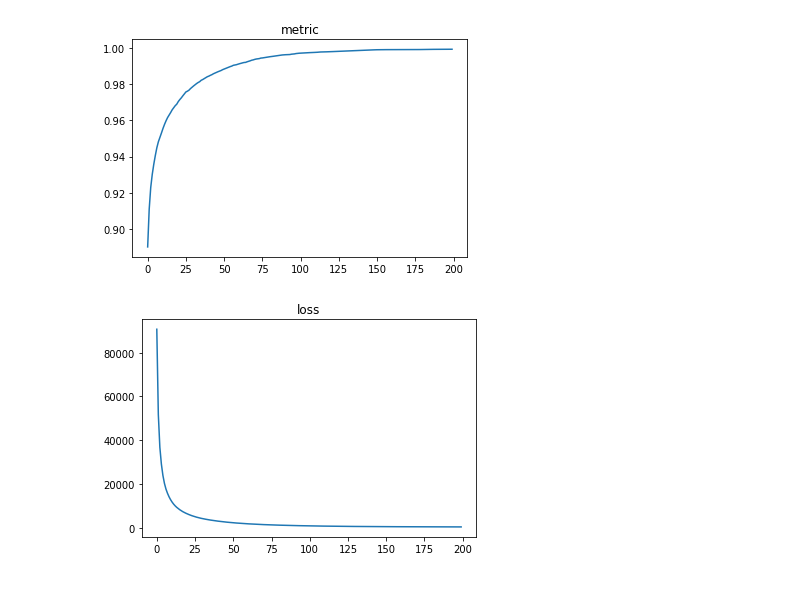
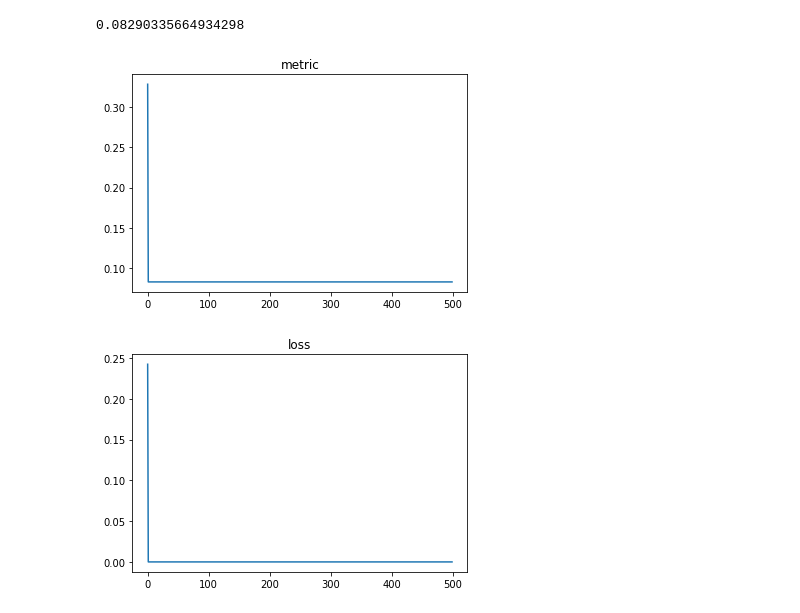
Before and after one commit to peter-pogorelov/spbsu-mlclass, a Jupyter notebook: ml-04.ipynb, the cells around one changed output. Cells and saved outputs as stored; diff of their text form; code cells hidden in the pictures.

```diff
--- a/ml-04.ipynb
+++ b/ml-04.ipynb
@@ -205,6 +301,10 @@ class NeuralNet(object):
         elif self.loss == 'mse':
             self._loss_func = mean_squared_error
 
+    def set_neurons_state(self, state):
+        for layer in self._layers:
+            layer.set_state(state)
+
     def add(self, layer: Dense):
         self._layers.append(layer)
 
@@ -221,26 +321,25 @@ class NeuralNet(object):
         return prev_output
 
     def _backward(self, X, y):
-        for ix_layer in reversed(range(len(self._layers))):
-            if ix_layer > 0:
-                self._layers[ix_layer].backward(self._layers[ix_layer-1], X, y)
-            else:
-                self._layers[ix_layer].backward(None, X, y)
+        _active_layers = [layer for layer in self._layers if not isinstance(layer, FakeLayer)]
+
+        for ix_layer in reversed(range(len(_active_layers))):
+            if ix_layer > 0 and ix_layer < len(_active_layers)-1:
+                _active_layers[ix_layer].backward(_active_layers[ix_layer-1], _active_layers[ix_layer+1], X, y)
+            elif ix_layer == 0:
+                _active_layers[ix_layer].backward(None, _active_layers[ix_layer+1], X, y)
+            elif ix_layer == len(self._layers) - 1:
+                _active_layers[ix_layer].backward(_active_layers[ix_layer-1], None, X, y)
 
     def _update(self, epoch):
         for layer in self._layers:
             layer.update(self.exp_decay(self.lr, epoch))
 
-    #def _get_stochastic_batch(self, X, y):
-    #    batch_indices = np.random.choice(y.shape[0], self.batch_size)
-    #
-    #    return X[batch_indices, :], y[batch_indices, :]
-
     def fit(self, X, y=None):
         history = {'loss': list(), 'metric': list()}
         y_cached = np.copy(y)
 
-        if self._layers[-1].__class__.__name__ == 'CrossEntropy':
+        if self._layers[-1].__class__.__name__ == 'SoftMaxCrossEntropy':
             target_type = type_of_target(y)
             if target_type not in ['binary', 'multiclass']:
                 raise Exception('cross entropy layer is incompatible with regression')
@@ -250,6 +349,7 @@ class NeuralNet(object):
                 y = self._encoder.fit_transform(y)
 
         for epoch in range(self.epochs):
+            self.set_neurons_state(ST_TRAIN)
             for batch in range(X.shape[0] // self.batch_size):
                 _x = X[batch * self.batch_size:(batch+1) * self.batch_size]
                 _y = y[batch * self.batch_size:(batch+1) * self.batch_size]
@@ -258,9 +358,10 @@ class NeuralNet(object):
                 self._backward(_x, _y)
                 self._update(epoch)
 
+            self.set_neurons_state(ST_INFERENCE)
+
             history['metric'].append(self._metric_func(y_cached, self.predict(X)))
             history['loss'].append(self._loss_func(y, self._forward(X)))
-
 
         return history
 
@@ -338,0 +537,4 @@ accuracy_score(result, y_test)
+# %%
+X, y = make_regression(n_informative=10, n_samples=10000)
+# %%
+X_train, X_test, y_train, y_test = train_test_split(X, y, test_size=.1)
@@ -339,10 +588,21 @@ accuracy_score(result, y_test)
 # %%
+nn = NeuralNet(epochs=500, batch_size=2000, lr=1, lr_decay_rate=2e-3, loss='mse', metric='mse')
+
+nn.add(Dense(1))
+nn.add(LinearMSE())
+
+history = nn.fit(X_train, y_train.reshape(-1, 1))
+result = nn.predict(X_test)
+
+print(mean_squared_error(result, y_test))
+
 plt.plot(history['metric'])
 plt.title('metric')
 plt.show()
 plt.plot(history['loss'])
 plt.title('loss')
 plt.show()
 # %% [output]
+0.08290335664934298
-[figure, old version]
+[figure, new version]
-[figure, old version]
+[figure, new version]
```
Also changed, not shown: parts of 22 cells of this notebook.
